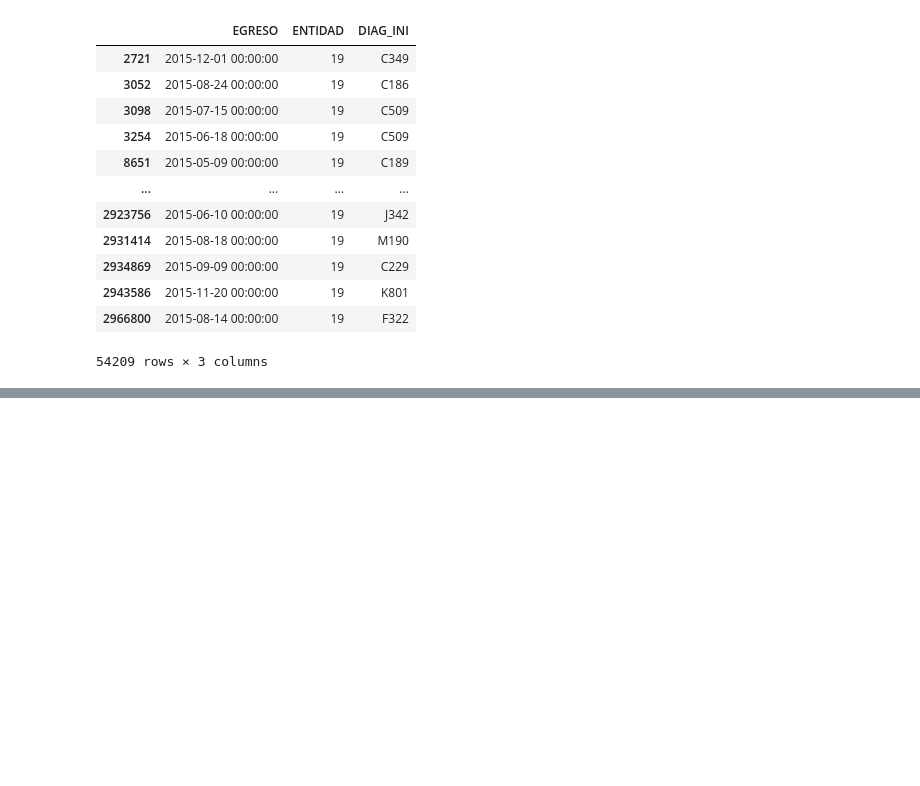
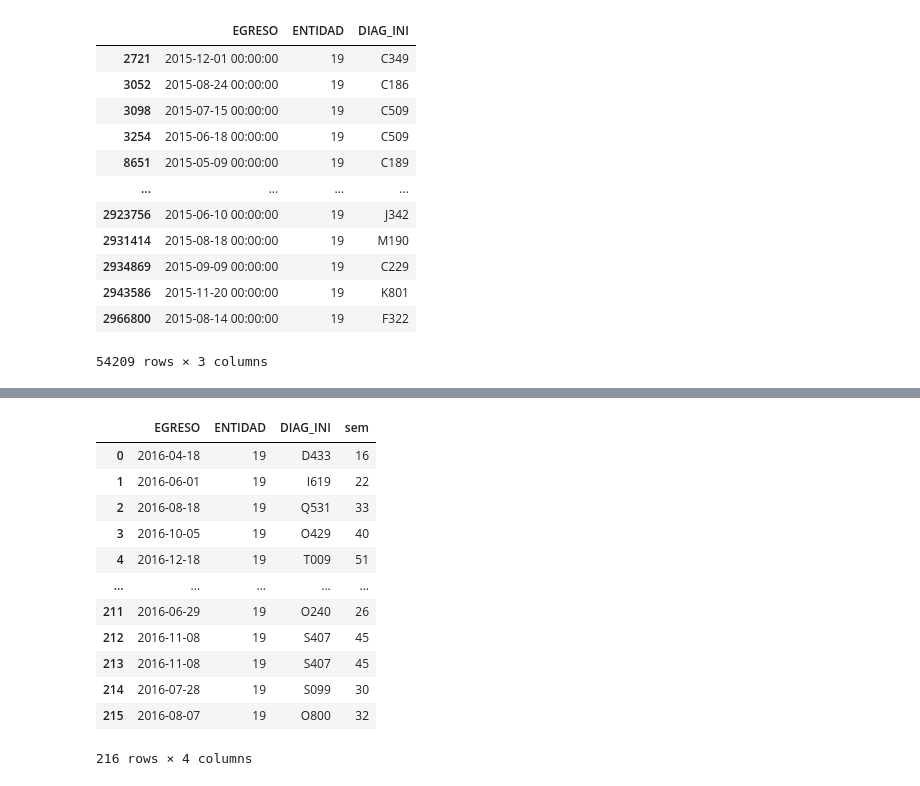
Before and after one commit to selenebpradop/relaciones-contaminantes-salud, a Jupyter notebook: Jupyter/series_de_tiempo_egresos_nl.ipynb, the cells around one changed output, grey strips where cells are left out. Cells and saved outputs as stored; diff of their text form; code cells hidden in the pictures; blank space fills up the shorter version.

```diff
--- a/Jupyter/series_de_tiempo_egresos_nl.ipynb
+++ b/Jupyter/series_de_tiempo_egresos_nl.ipynb
@@ -23,0 +336,6 @@ dataframe1
+# %%
+# Se guardan los datos de 'año' en 'dataframecontaminanteaño'
+año = '2016'
+dataframecontaminanteaño = dataframecontaminante.loc[dataframecontaminante['timestamp'].str.startswith(año)]
+dataframecontaminanteaño = dataframecontaminanteaño.reset_index(drop=True)
+dataframecontaminanteaño
@@ -23,0 +397,11 @@ dataframe1
+# %%
+# Se importan las librerias necesarias
+import pandas as pd
+
+# Se cargan los datos de la base de datos 'EGRESO_'año'.csv'
+colums = ['EGRESO', 'DIAG_INI', 'ENTIDAD']
+entidad = 19
+csvegresos = 'EGRESO_' + año + '.csv'
+dataframeegresosaño = pd.read_csv(csvegresos, usecols=colums).dropna()
+dataframeegresosaño = dataframeegresosaño.loc[dataframeegresosaño['ENTIDAD'] == entidad]
+dataframeegresosaño
@@ -23,0 +422,32 @@ dataframe1
+# %%
+# Se importan las librerias necesarias
+from epiweeks import Week, date
+
+# Se convierten los string a objetos datetime en 'dataframe'
+strfdtoriginal = '%m/%d/%Y %H:%M'
+dataframeegresosaño['EGRESO'] = pd.to_datetime(dataframeegresosaño['EGRESO'], errors = 'coerce', format=strfdtoriginal)
+dataframeegresosaño = dataframeegresosaño.dropna()
+dataframeegresosaño = dataframeegresosaño.reset_index(drop=True)
+numaño = int(año)
+# Se agrega una columna con los numeros de semana
+dataframeegresosaño['sem'] = dataframeegresosaño['EGRESO'].apply(lambda x: date(x.year, x.month, x.day))
+dataframeegresosaño['sem'] = dataframeegresosaño['sem'].apply(lambda x: Week.fromdate(x))
+dataframeegresosaño['sem'] = dataframeegresosaño['sem'].apply(lambda x: x.week)
+dataframeegresosaño['EGRESO'] = dataframeegresosaño['EGRESO'].apply(lambda x: x if(x.year==numaño) else pd.NaT)
+dataframeegresosaño = dataframeegresosaño.dropna()
+dataframeegresosaño = dataframeegresosaño.reset_index(drop=True)
+dataframeegresosaño
+# %% [output]
+|  | EGRESO | ENTIDAD | DIAG_INI | sem |
+| 0 | 2016-04-18 | 19 | D433 | 16 |
+| 1 | 2016-06-01 | 19 | I619 | 22 |
+| 2 | 2016-08-18 | 19 | Q531 | 33 |
+| 3 | 2016-10-05 | 19 | O429 | 40 |
+| 4 | 2016-12-18 | 19 | T009 | 51 |
+| ... | ... | ... | ... | ... |
+| 211 | 2016-06-29 | 19 | O240 | 26 |
+| 212 | 2016-11-08 | 19 | S407 | 45 |
+| 213 | 2016-11-08 | 19 | S407 | 45 |
+| 214 | 2016-07-28 | 19 | S099 | 30 |
+| 215 | 2016-08-07 | 19 | O800 | 32 |
+216 rows × 4 columns
```
Also changed, not shown: parts of 20 cells of this notebook.
